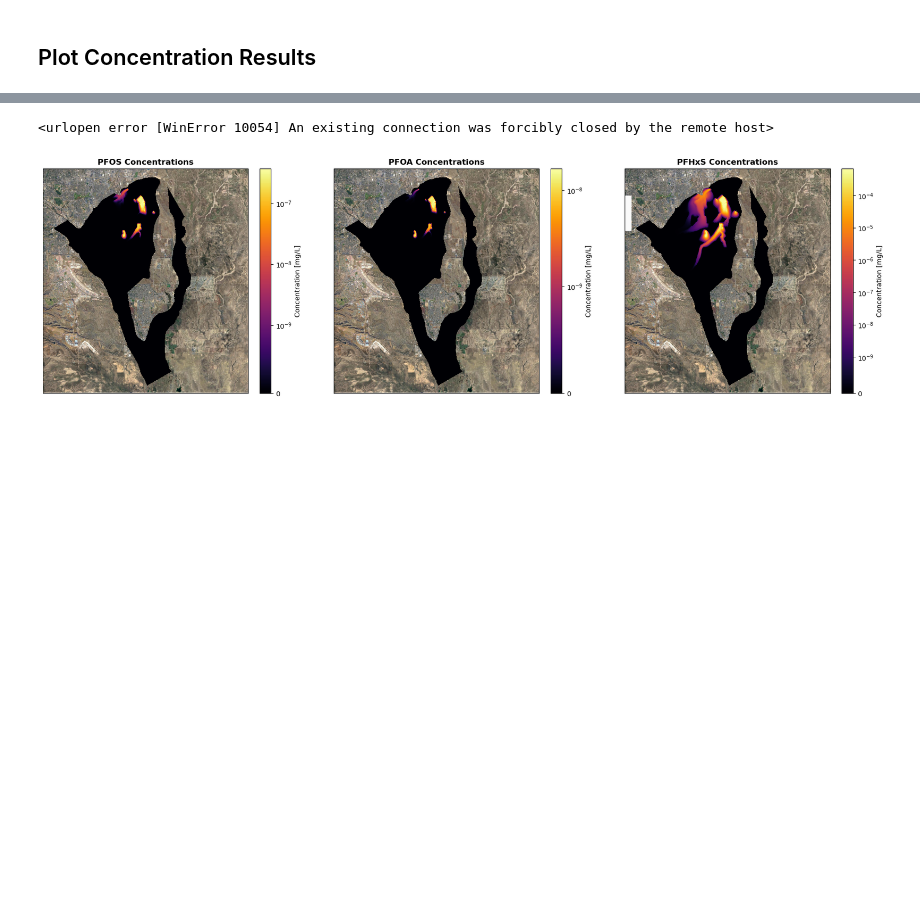
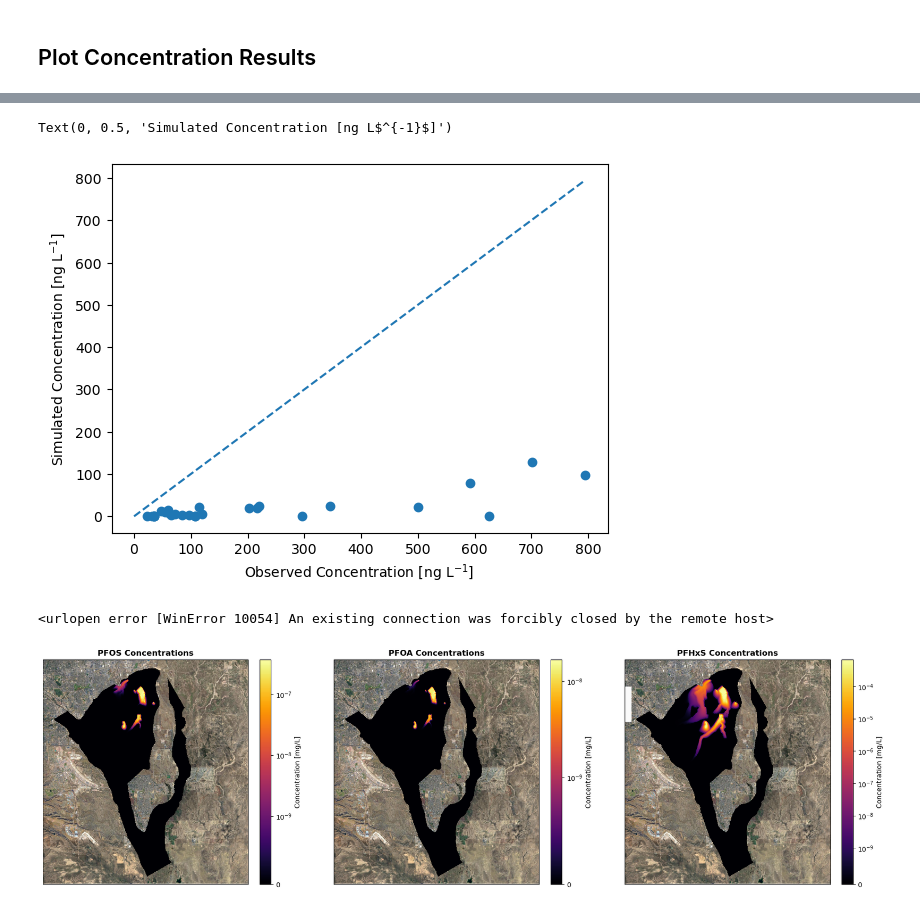
Before and after one commit to jackplogan33/peterson-modflow, a Jupyter notebook: notebooks/04-model-vidualization.ipynb, the cells around one changed output, grey strips where cells are left out. Saved outputs shown, nothing was run; the diff lists cells and outputs as text; code cells hidden in the pictures; blank space fills up the shorter version.

```diff
--- a/notebooks/04-model-vidualization.ipynb
+++ b/notebooks/04-model-vidualization.ipynb
@@ -175,3 +209,36 @@ PFOS.shape, PFOA.shape, PFHxS.shape
+# %%
+# Read in simulated observations to a dataframe
+obs_out = flopy.utils.observationfile.Mf6Obs('../output-files/pfos_obs.csv', isBinary=False)
+sim_wells = obs_out.get_dataframe()
+
+closest_index = sim_wells.index[(np.abs(sim_wells.totim - 17713)).argmin()]
+sim_results = sim_wells.loc[closest_index]
+# %%
+obs_wells = pd.read_csv('../input-files/data-files/tran-targets-downstream.csv', index_col='Well Name')
+obs_wells = obs_wells.T
+# %%
+common_index = obs_wells.columns.intersection(sim_results.index)
+
+sim_results = sim_results.loc[common_index] / 1e-6
+obs_results = obs_wells.T.loc[common_index, "PFOS (ng/L)"]
+# %%
+obs = obs_results.to_numpy(dtype='float64')
+sim = sim_results.to_numpy(dtype='float64')
+
+vmin = min(obs.min(), sim.min())
+vmax = max(obs.max(), sim.max())
+xy = np.linspace(vmin, vmax, 10)
+
+fig, ax = plt.subplots()
+
+ax.scatter(obs, sim)
+ax.plot(xy, xy, linestyle='--')
+
+ax.set_xlabel('Observed Concentration [ng L$^{-1}$]')
+ax.set_ylabel('Simulated Concentration [ng L$^{-1}$]')
+# %% [output]
+Text(0, 0.5, 'Simulated Concentration [ng L$^{-1}$]')
+[figure, added]
 # %%
 import imageio
 # %%
```
Also changed, not shown: parts of 16 cells of this notebook, 8 other files.
